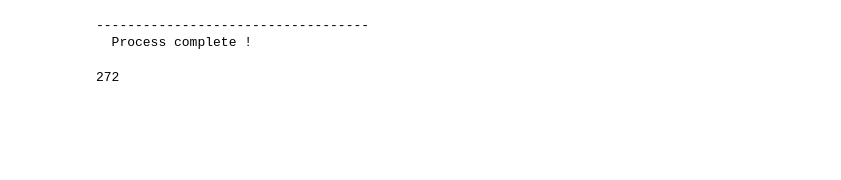
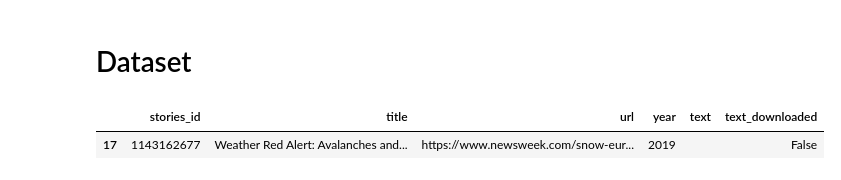
Before and after one commit to AlbaTaboada/Edgelands, a Jupyter notebook: data/service/work/1-Download.ipynb, the cells around one changed output. Cells and saved outputs as stored; diff of their text form; code cells hidden in the pictures; blank space fills up the shorter version.

```diff
--- a/data/service/work/1-Download.ipynb
+++ b/data/service/work/1-Download.ipynb
@@ -126,13 +23,44 @@ IntText(value=0, description='Erreurs sur URL:')
-# %%
-# Export dataframe to a feather format file
-df_result.reset_index().to_feather('results.feather')
-
-print("\n-----------------------------------")
-print("  Process complete !")
-# %% [output]
------------------------------------
-  Process complete !
-# %%
-len(df_result)
-# %% [output]
-272
+# %% [markdown]
+# Dataset
+# %%
+# query = "Query_NYT_5y_surveillance"
+# query = "Query_NYT_13y_surveillance"
+query = "Query_US_5y_Svalbard"
+
+CSV_FILE = query + ".csv"
+FEATHER_FILE = query + ".feather"
+
+if os.path.isfile(FEATHER_FILE):
+    df = pd.read_feather(FEATHER_FILE)
+
+else:
+    df = pd.read_csv(CSV_FILE)
+
+    df["year"] = df.loc[:, "publish_date"]
+    df["year"] = df["year"].str[:4]
+    df["text"] = ""
+    df["text_downloaded"] = False
+
+    df = df.drop(
+        [
+            "ap_syndicated",
+            "collect_date",
+            "feeds",
+            "guid",
+            "media_id",
+            "media_name",
+            "media_url",
+            "metadata",
+            "language",
+            "processed_stories_id",
+            "publish_date",
+            "story_tags",
+            "word_count",
+        ],
+        axis=1,
+    )
+
+df.sample(1)
+# %% [output]
+|  | stories_id | title | url | year | text | text_downloaded |
+| 17 | 1143162677 | Weather Red Alert: Avalanches and... | https://www.newsweek.com/snow-eur... | 2019 |  | False |
```
Also changed, not shown: parts of 6 cells of this notebook, 9 other files.
